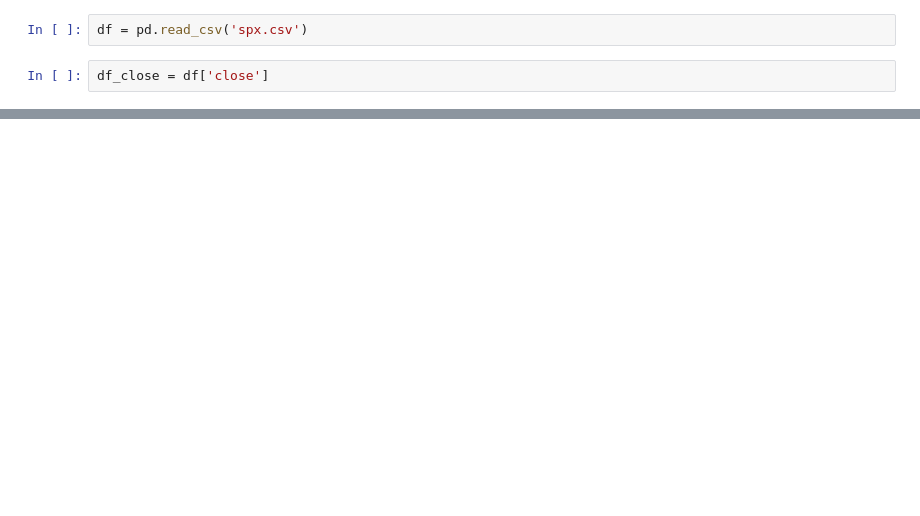
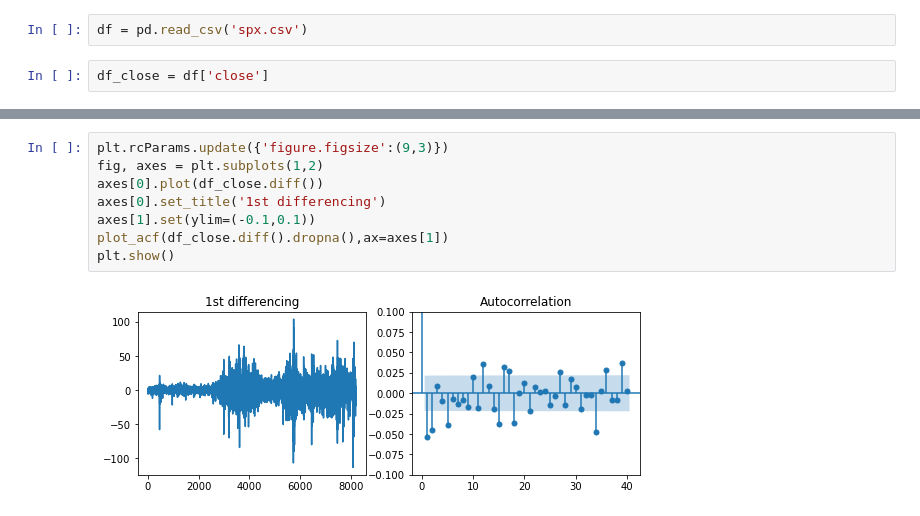
Before and after one commit to cfeng-git/ACV-Project, a Jupyter notebook: ARIMA on S&P500 using day-forward-chaining cv.ipynb, the cells around one changed output, grey strips where cells are left out. Saved outputs shown, nothing was run; the diff lists cells and outputs as text; blank space fills up the shorter version.

```diff
--- a/ARIMA on S&P500 using day-forward-chaining cv.ipynb
+++ b/ARIMA on S&P500 using day-forward-chaining cv.ipynb
@@ -24,0 +59,10 @@ p-value: 0.9957332769254442
+# %%
+plt.rcParams.update({'figure.figsize':(9,3)})
+fig, axes = plt.subplots(1,2)
+axes[0].plot(df_close.diff())
+axes[0].set_title('1st differencing')
+axes[1].set(ylim=(-0.1,0.1))
+plot_acf(df_close.diff().dropna(),ax=axes[1])
+plt.show()
+# %% [output]
+[figure, added]
```
Also changed, not shown: parts of 18 cells of this notebook.
